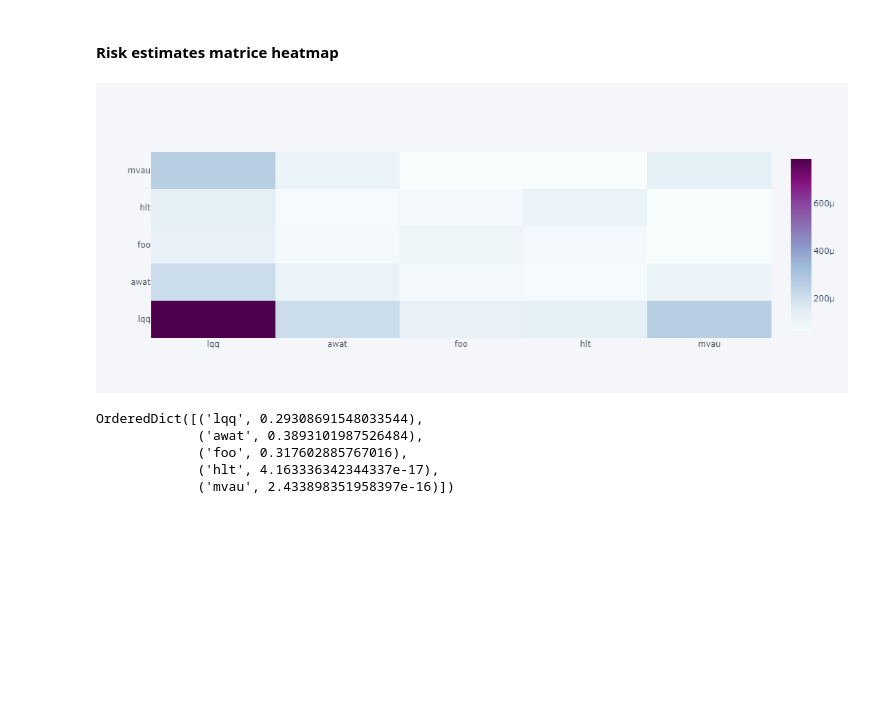
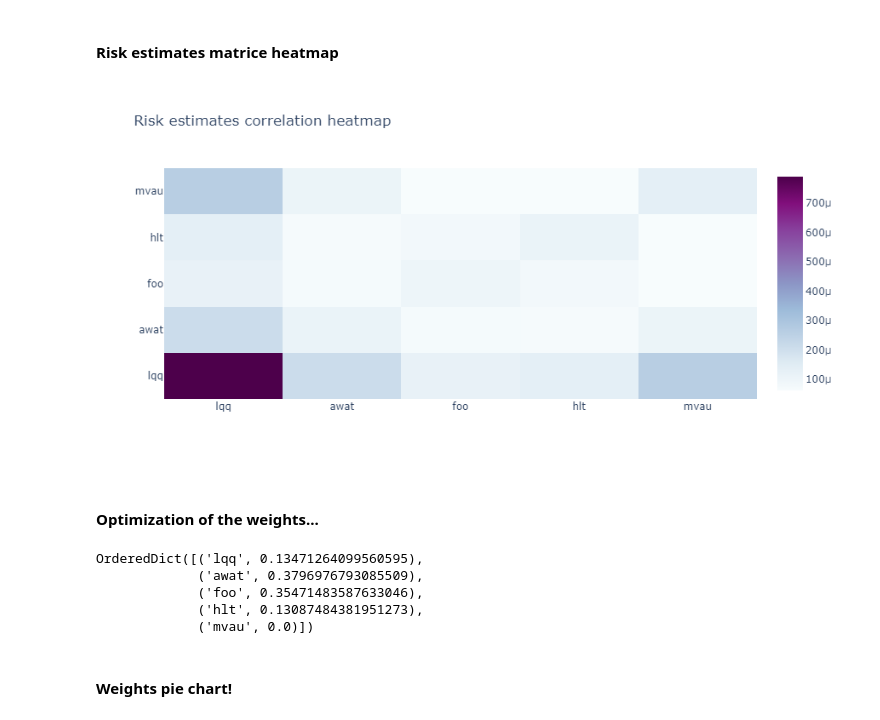
Before and after one commit to mzizi-io/Portfolio-Construction, a Jupyter notebook: cookbook.ipynb, the cells around one changed output. Drawn from its saved outputs; the diff is of its cells as text; code cells hidden in the pictures; blank space fills up the shorter version.

```diff
--- a/cookbook.ipynb
+++ b/cookbook.ipynb
@@ -139,22 +148,25 @@ risk_estimates.tail()
 # %% [markdown]
 #### Risk estimates matrice heatmap
 # %%
-plot_risk_estimates_heatmap(risk_estimates, colorscale='bupu')
+plot_risk_estimates_heatmap(risk_estimates, colorscale='bupu', showscale=True, title='Risk estimates correlation heatmap')
 # %% [output]
-[figure, old version]
+[figure, new version]
+# %% [markdown]
+#### Optimization of the weights...
 # %%
-#Let's compute the annualized  return of portfolio components
+# Annualized return of portfolio components
 portfolio_comp_ann_returns = annualized_return(portfolio_comp_returns, period_per_year)
-#Mean-Variance optimization object instanciation
+# Mean-Variance optimization object instanciation
 portfolio = mvo(portfolio_comp_ann_returns, risk_estimates)
-#Get the optimal weights according to the target return
-target_return =0.15
+#Get the optimal weights according to a target return of 7%
+target_return =0.1
 weights = portfolio.efficient_risk(target_return)
+weights
+# %% [output]
+OrderedDict([('lqq', 0.13471264099560595),
+             ('awat', 0.3796976793085509),
+             ('foo', 0.35471483587633046),
+             ('hlt', 0.13087484381951273),
+             ('mvau', 0.0)])
-# %%
-weights
-# %% [output]
-OrderedDict([('lqq', 0.29308691548033544),
-             ('awat', 0.3893101987526484),
-             ('foo', 0.317602885767016),
-             ('hlt', 4.163336342344337e-17),
-             ('mvau', 2.433898351958397e-16)])
+# %% [markdown]
+#### Weights pie chart!
```
Also changed, not shown: parts of 10 cells of this notebook.
